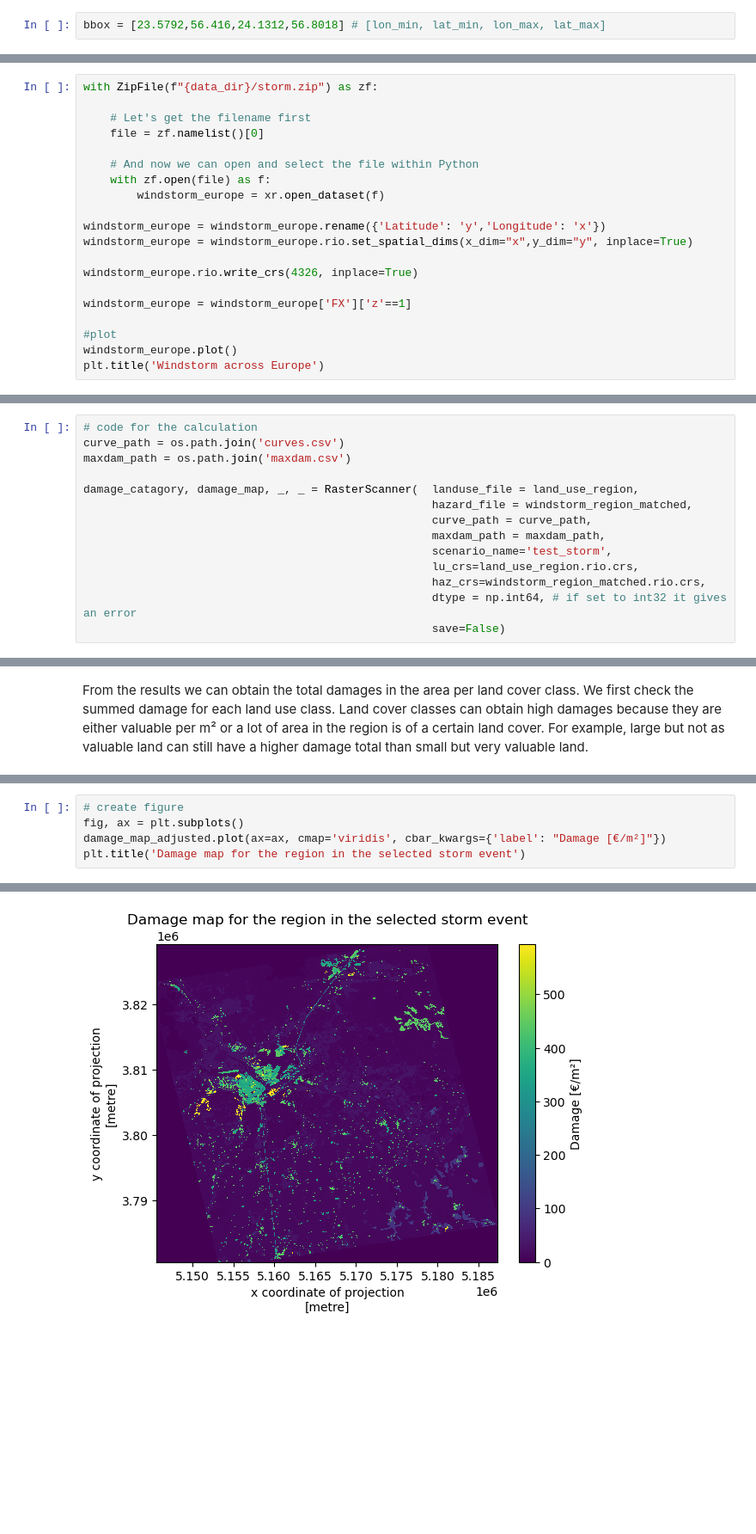
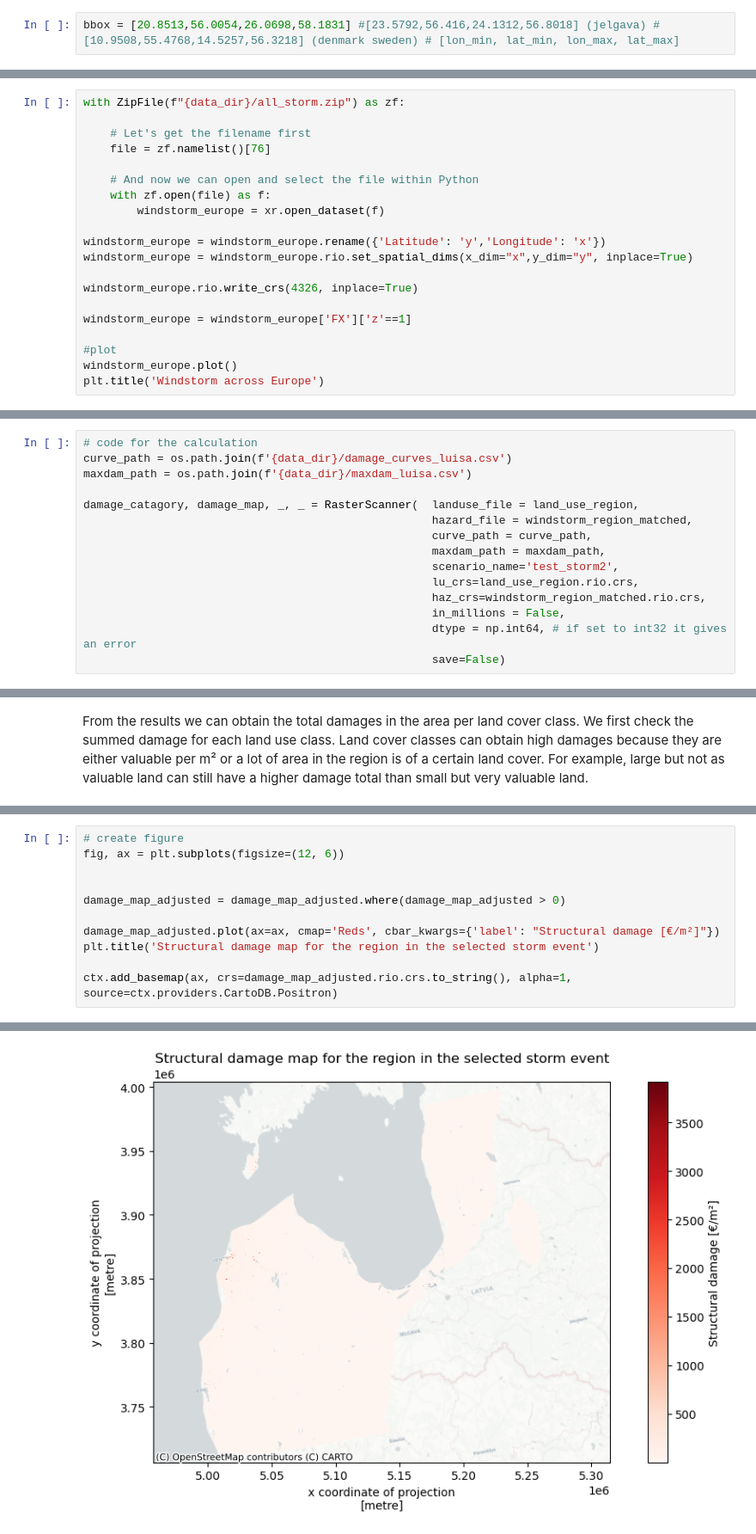
Before and after one commit to CLIMAAX/STORMS, a Jupyter notebook: WIND_raster_LUISA.ipynb, the cells around one changed output, grey strips where cells are left out. Shown at 86% size. Drawn from its saved outputs; the diff is of its cells as text; blank space fills up the shorter version.

```diff
--- a/WIND_raster_LUISA.ipynb
+++ b/WIND_raster_LUISA.ipynb
@@ -159,16 +166,16 @@ Note the coordinates, dimensions and attributes!
 ### Setting the region
 First, we will set the region of interest through the use of a bounding box. This can be done by setting the corner coordinates of a self defined rectangle. See https://boundingbox.klokantech.com/ to get the bounding box of your area of interest and put the coordinates in the next cell (select csv in the copy-paste field at the bottom of the website window).
 # %%
-bbox = [23.5792,56.416,24.1312,56.8018] # [lon_min, lat_min, lon_max, lat_max]
+bbox = [20.8513,56.0054,26.0698,58.1831] #[23.5792,56.416,24.1312,56.8018] (jelgava) # [10.9508,55.4768,14.5257,56.3218] (denmark sweden) # [lon_min, lat_min, lon_max, lat_max]
 # %% [markdown]
 ### Hazard data
 # %% [markdown]
 The dowloaded storm footprints can be visualised to get an overview of what it in the dataset. First, we need to open the storm footprint from the downloaded zipfile. Then we change the dimension from latitude and longitude to y and x so we can work with and manipulate the data later. Then, we need to set the CRS of the dataset since that has not be predefined by the Copernicus Climate Data Store. Before plotting we need to select the right variable to plot ('FX') and specify the band of interst, in this case there is only one so that is easy (z=1)
 # %%
-with ZipFile(f"{data_dir}/storm.zip") as zf:
+with ZipFile(f"{data_dir}/all_storm.zip") as zf:
 
     # Let's get the filename first
-    file = zf.namelist()[0]
+    file = zf.namelist()[76]
 
     # And now we can open and select the file within Python
     with zf.open(file) as f:
@@ -385,16 +455,17 @@ land_use_region=land_use_region.transpose('y', 'x')
 Now that we have everything ready, we can do the damage calculation using the RasterScanner function from the DamageScanner python package. Making the
 # %%
 # code for the calculation
-curve_path = os.path.join('curves.csv')
-maxdam_path = os.path.join('maxdam.csv')
+curve_path = os.path.join(f'{data_dir}/damage_curves_luisa.csv')
+maxdam_path = os.path.join(f'{data_dir}/maxdam_luisa.csv')
 
 damage_catagory, damage_map, _, _ = RasterScanner(  landuse_file = land_use_region,
                                                     hazard_file = windstorm_region_matched,
                                                     curve_path = curve_path,
                                                     maxdam_path = maxdam_path,
-                                                    scenario_name='test_storm',
+                                                    scenario_name='test_storm2',
                                                     lu_crs=land_use_region.rio.crs,
                                                     haz_crs=windstorm_region_matched.rio.crs,
+                                                    in_millions = False,
                                                     dtype = np.int64, # if set to int32 it gives an error
                                                     save=False)
 # %% [markdown]
@@ -421,7 +494,13 @@ damage_catagory.head(10)
 damage_map_adjusted = damage_map / (abs(damage_map.rio.resolution()[0] * damage_map.rio.resolution()[1]))
 # %%
 # create figure
-fig, ax = plt.subplots()
-damage_map_adjusted.plot(ax=ax, cmap='viridis', cbar_kwargs={'label': "Damage [€/m²]"})
-plt.title('Damage map for the region in the selected storm event')
+fig, ax = plt.subplots(figsize=(12, 6))
+
+
+damage_map_adjusted = damage_map_adjusted.where(damage_map_adjusted > 0)
+
+damage_map_adjusted.plot(ax=ax, cmap='Reds', cbar_kwargs={'label': "Structural damage [€/m²]"})
+plt.title('Structural damage map for the region in the selected storm event')
+
+ctx.add_basemap(ax, crs=damage_map_adjusted.rio.crs.to_string(), alpha=1, source=ctx.providers.CartoDB.Positron)
 # %% [output]
@@ -429,3 +507,3 @@ Text(0.5, 1.0, 'Damage map for the region in the selected storm event')
-[figure, old version]
+[figure, new version]
 # %%
 # plot the relative damage for each land use class
```
Also changed, not shown: parts of 31 cells of this notebook, 2 other files.
